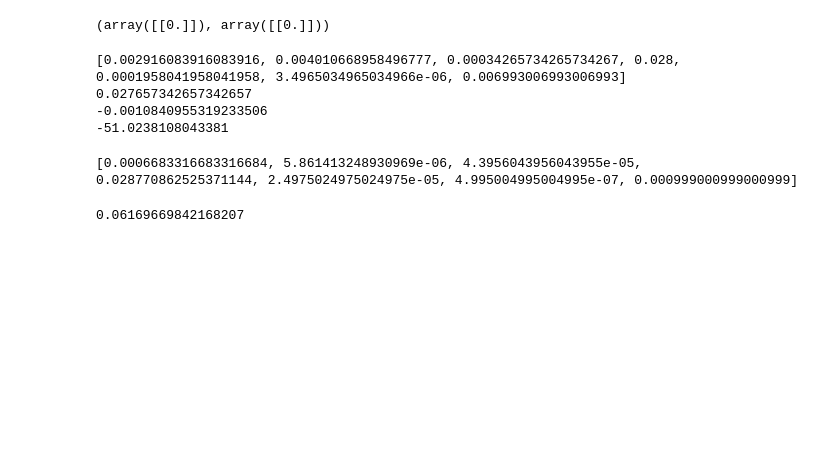
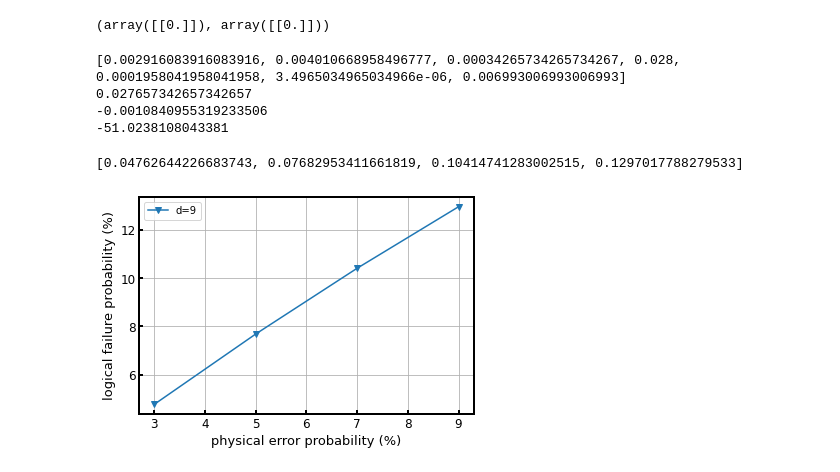
Before and after one commit to kono0924/Fujii-lab, a Jupyter notebook: surface_realistic/realistic_ver2_final/sample_Z.ipynb, the cells around one changed output. Cells and saved outputs as stored; diff of their text form; code cells hidden in the pictures; blank space fills up the shorter version.

```diff
--- a/surface_realistic/realistic_ver2_final/sample_Z.ipynb
+++ b/surface_realistic/realistic_ver2_final/sample_Z.ipynb
@@ -973,11 +973,3 @@ print(round_sur)
 0.027657342657342657
 -0.0010840955319233506
 -51.0238108043381
-# %%
-print(p_matrix(0.001,1000,20,9))
-# %% [output]
-[0.0006683316683316684, 5.861413248930969e-06, 4.3956043956043955e-05, 0.028770862525371144, 2.4975024975024975e-05, 4.995004995004995e-07, 0.000999000999000999]
-# %%
-print(pg_z(0.001,9,20))
-# %% [output]
-0.06169669842168207
@@ -985,0 +976,28 @@ pL_z(p,cd_rep,round_rep)
+# %%
+plt.rcParams["xtick.direction"] = "in"
+plt.rcParams["ytick.direction"] = "in"
+fig, ax = plt.subplots()
+code_distance_list = [3,5,7,9]
+p = 0.005
+eta= 1000
+a = []
+for i in range(len(code_distance_list)):
+    a.append(pg_z(p,eta,code_distance_list[i]))
+print(a)
+ax.plot(code_distance_list, np.array(a)*100,marker='v',label="d="+str(code_distance_list[i]))
+ax.set_xlabel("physical error probability (%)", fontsize=13)
+ax.set_ylabel("logical failure probability (%)", fontsize=13)
+#ax.set_ylim(10**(-3))
+#ax.set_xlim(10**(-10))
+ax.spines["top"].set_linewidth(2)
+ax.spines["left"].set_linewidth(2)
+ax.spines["bottom"].set_linewidth(2)
+ax.spines["right"].set_linewidth(2)
+ax.tick_params(direction="in", width=2, length=4, labelsize=12)
+#ax.set_title("pm=" + str(0) + "%, eta=" + str(1000) + ", repeat=" + str(1) + ", trials=" + str(10000), fontsize=14)
+ax.grid()
+plt.legend()
+plt.show()
+# %% [output]
+[0.04762644226683743, 0.07682953411661819, 0.10414741283002515, 0.1297017788279533]
+[figure, added]
```
Also changed, not shown: parts of 2 cells of this notebook, 2 other files.
